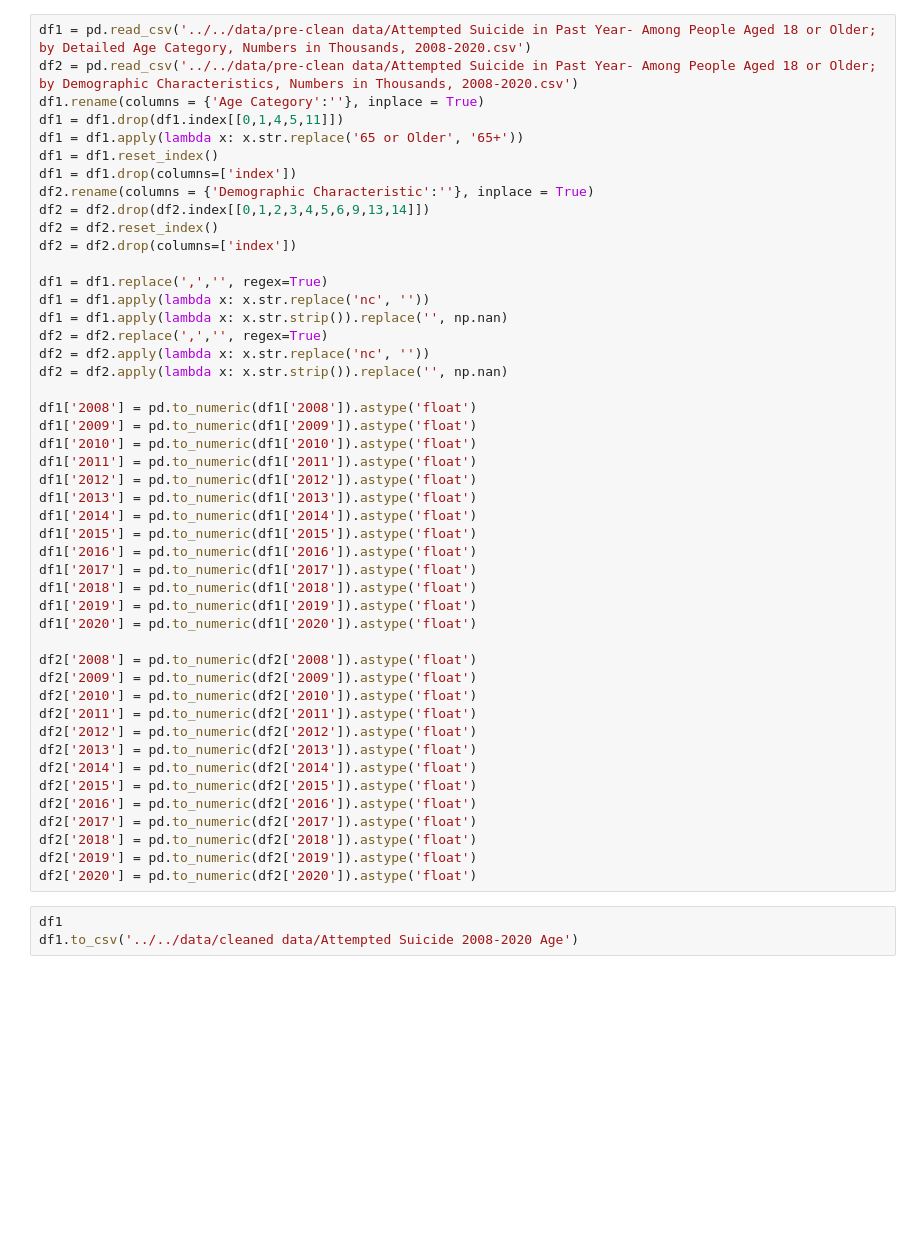
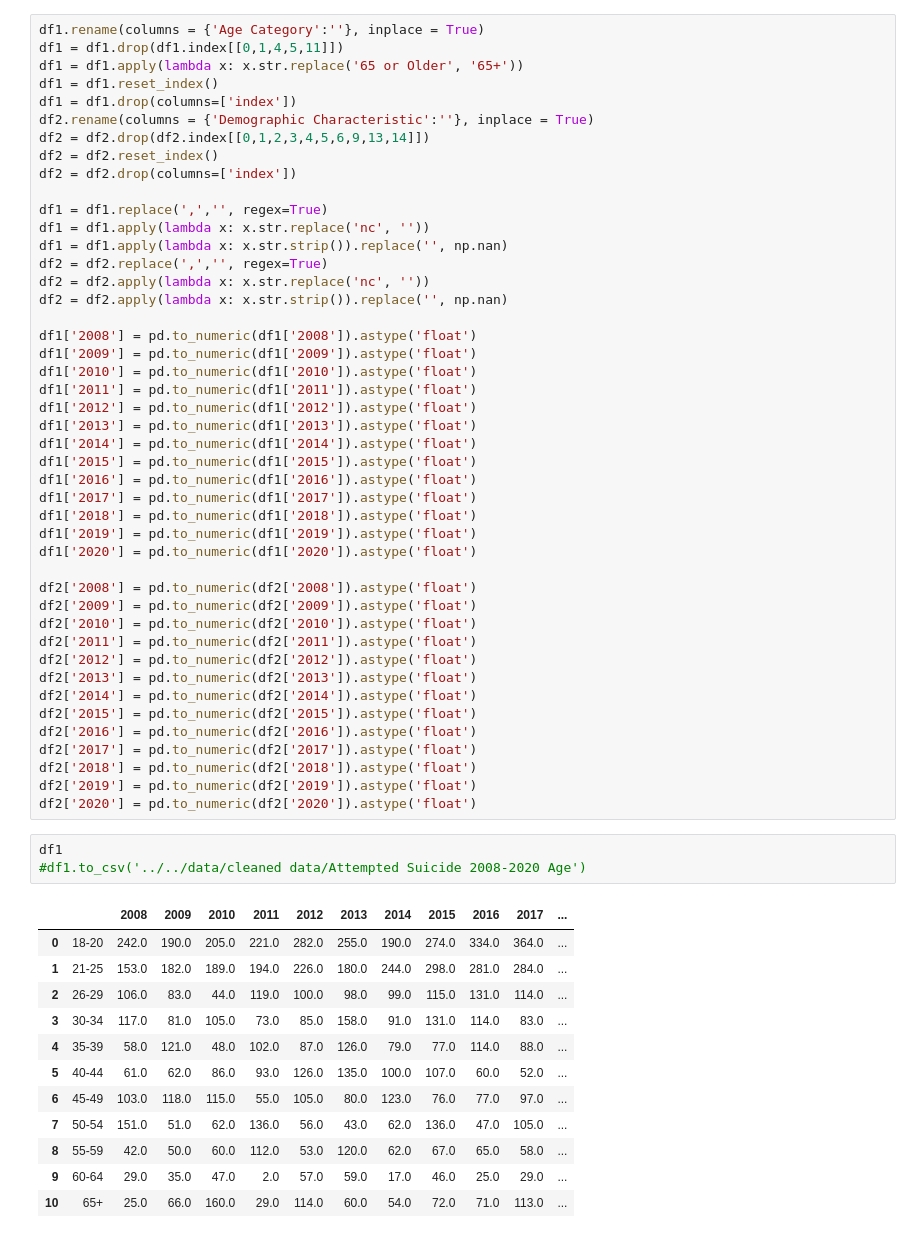
Before and after one commit to anly501/anly-501-project-elliotzli, a Jupyter notebook: codes/Data Cleaning/Attempted Suicide 2008-2020.ipynb, the cells around one changed output. Cells and saved outputs as stored; diff of their text form; blank space fills up the shorter version.

```diff
--- a/codes/Data Cleaning/Attempted Suicide 2008-2020.ipynb
+++ b/codes/Data Cleaning/Attempted Suicide 2008-2020.ipynb
@@ -6,6 +48,4 @@ import matplotlib.pyplot as plt
 # %%
-df1 = pd.read_csv('../../data/pre-clean data/Attempted Suicide in Past Year- Among People Aged 18 or Older; by Detailed Age Category, Numbers in Thousands, 2008-2020.csv')
-df2 = pd.read_csv('../../data/pre-clean data/Attempted Suicide in Past Year- Among People Aged 18 or Older; by Demographic Characteristics, Numbers in Thousands, 2008-2020.csv')
 df1.rename(columns = {'Age Category':''}, inplace = True)
 df1 = df1.drop(df1.index[[0,1,4,5,11]])
 df1 = df1.apply(lambda x: x.str.replace('65 or Older', '65+'))
@@ -52,6 +92,19 @@ df2['2019'] = pd.to_numeric(df2['2019']).astype('float')
 df2['2020'] = pd.to_numeric(df2['2020']).astype('float')
 # %%
 df1
-df1.to_csv('../../data/cleaned data/Attempted Suicide 2008-2020 Age')
+#df1.to_csv('../../data/cleaned data/Attempted Suicide 2008-2020 Age')
+# %% [output]
+|  |  | 2008 | 2009 | 2010 | 2011 | 2012 | 2013 | 2014 | 2015 | 2016 | 2017 | ... |
+| 0 | 18-20 | 242.0 | 190.0 | 205.0 | 221.0 | 282.0 | 255.0 | 190.0 | 274.0 | 334.0 | 364.0 | ... |
+| 1 | 21-25 | 153.0 | 182.0 | 189.0 | 194.0 | 226.0 | 180.0 | 244.0 | 298.0 | 281.0 | 284.0 | ... |
+| 2 | 26-29 | 106.0 | 83.0 | 44.0 | 119.0 | 100.0 | 98.0 | 99.0 | 115.0 | 131.0 | 114.0 | ... |
+| 3 | 30-34 | 117.0 | 81.0 | 105.0 | 73.0 | 85.0 | 158.0 | 91.0 | 131.0 | 114.0 | 83.0 | ... |
+| 4 | 35-39 | 58.0 | 121.0 | 48.0 | 102.0 | 87.0 | 126.0 | 79.0 | 77.0 | 114.0 | 88.0 | ... |
+| 5 | 40-44 | 61.0 | 62.0 | 86.0 | 93.0 | 126.0 | 135.0 | 100.0 | 107.0 | 60.0 | 52.0 | ... |
+| 6 | 45-49 | 103.0 | 118.0 | 115.0 | 55.0 | 105.0 | 80.0 | 123.0 | 76.0 | 77.0 | 97.0 | ... |
+| 7 | 50-54 | 151.0 | 51.0 | 62.0 | 136.0 | 56.0 | 43.0 | 62.0 | 136.0 | 47.0 | 105.0 | ... |
+| 8 | 55-59 | 42.0 | 50.0 | 60.0 | 112.0 | 53.0 | 120.0 | 62.0 | 67.0 | 65.0 | 58.0 | ... |
+| 9 | 60-64 | 29.0 | 35.0 | 47.0 | 2.0 | 57.0 | 59.0 | 17.0 | 46.0 | 25.0 | 29.0 | ... |
+| 10 | 65+ | 25.0 | 66.0 | 160.0 | 29.0 | 114.0 | 60.0 | 54.0 | 72.0 | 71.0 | 113.0 | ... |
 # %%
 df2
```
Also changed, not shown: parts of 5 cells of this notebook, 7 other files.
